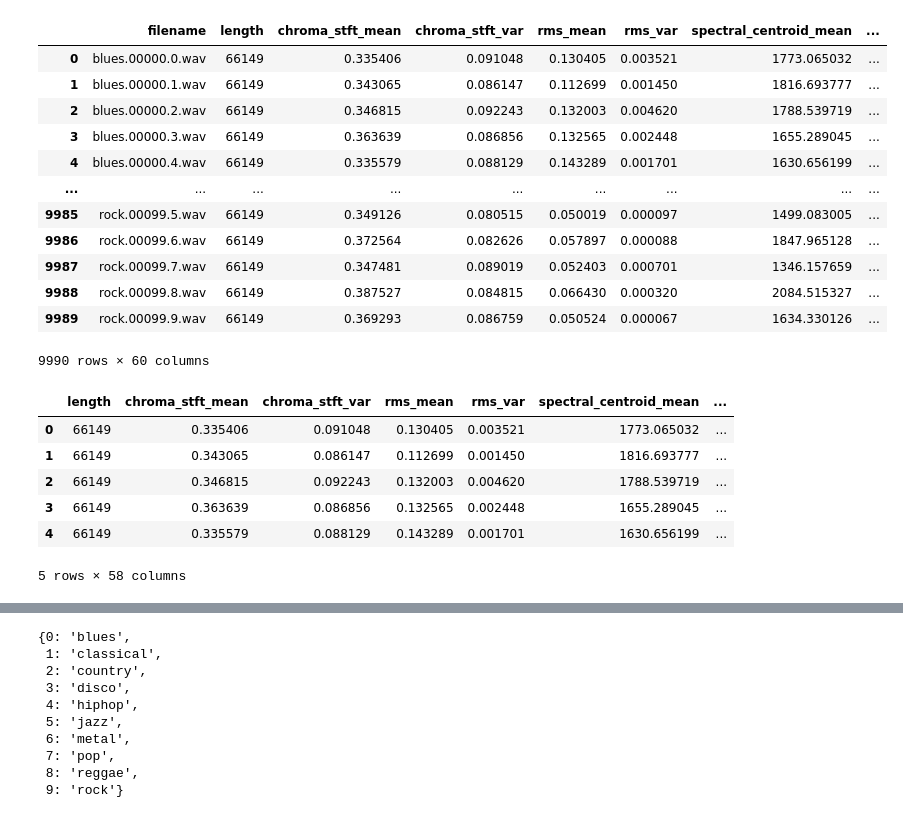
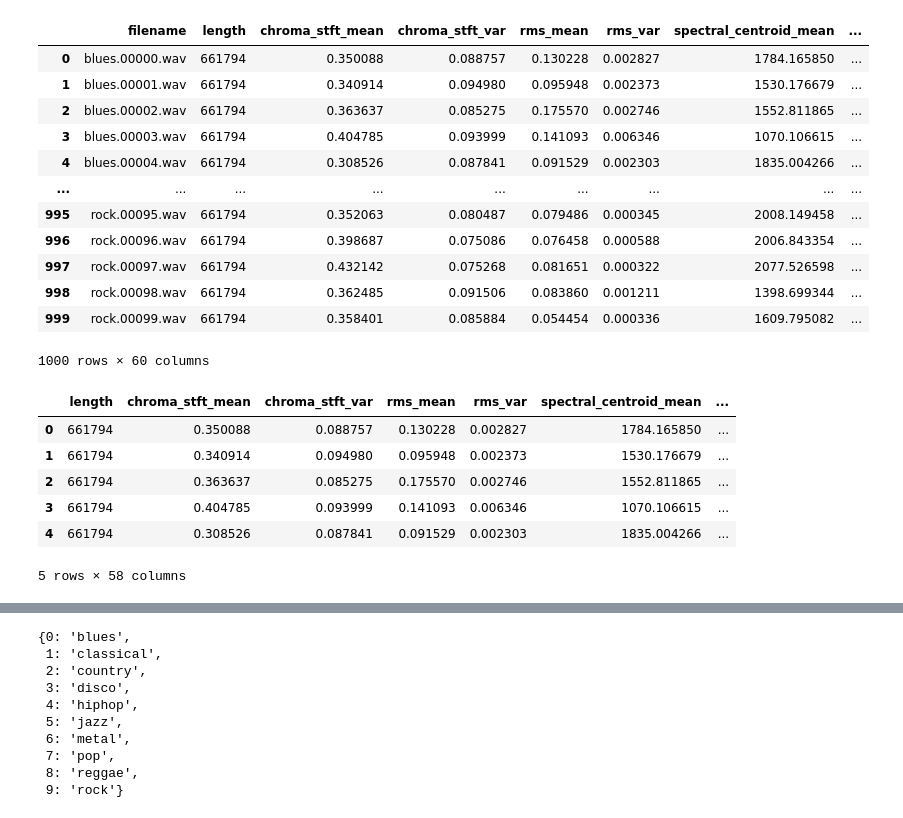
Before and after one commit to ML-K67-HUST/MUSIC-GENRE-CLASSIFICATION, a Jupyter notebook: ipynb files/Music_Genre_Classification.ipynb, the cells around one changed output, grey strips where cells are left out. Drawn from its saved outputs; the diff is of its cells as text; code cells hidden in the pictures.

```diff
--- a/ipynb files/Music_Genre_Classification.ipynb
+++ b/ipynb files/Music_Genre_Classification.ipynb
@@ -3,32 +3,32 @@ import pandas as pd
 import numpy as np
 import matplotlib.pyplot as plt
 # %%
-df = pd.read_csv('/home/khangpt/MUSIC-GEN-PROJ/GTZAN/Data/features_3_sec.csv')
+df = pd.read_csv('/home/khangpt/MUSIC-GEN-PROJ/GTZAN/Data/features_30_sec.csv')
 df
 # %% [output]
 |  | filename | length | chroma_stft_mean | chroma_stft_var | rms_mean | rms_var | spectral_centroid_mean | ... |
-| 0 | blues.00000.0.wav | 66149 | 0.335406 | 0.091048 | 0.130405 | 0.003521 | 1773.065032 | ... |
-| 1 | blues.00000.1.wav | 66149 | 0.343065 | 0.086147 | 0.112699 | 0.001450 | 1816.693777 | ... |
-| 2 | blues.00000.2.wav | 66149 | 0.346815 | 0.092243 | 0.132003 | 0.004620 | 1788.539719 | ... |
-| 3 | blues.00000.3.wav | 66149 | 0.363639 | 0.086856 | 0.132565 | 0.002448 | 1655.289045 | ... |
-| 4 | blues.00000.4.wav | 66149 | 0.335579 | 0.088129 | 0.143289 | 0.001701 | 1630.656199 | ... |
+| 0 | blues.00000.wav | 661794 | 0.350088 | 0.088757 | 0.130228 | 0.002827 | 1784.165850 | ... |
+| 1 | blues.00001.wav | 661794 | 0.340914 | 0.094980 | 0.095948 | 0.002373 | 1530.176679 | ... |
+| 2 | blues.00002.wav | 661794 | 0.363637 | 0.085275 | 0.175570 | 0.002746 | 1552.811865 | ... |
+| 3 | blues.00003.wav | 661794 | 0.404785 | 0.093999 | 0.141093 | 0.006346 | 1070.106615 | ... |
+| 4 | blues.00004.wav | 661794 | 0.308526 | 0.087841 | 0.091529 | 0.002303 | 1835.004266 | ... |
 | ... | ... | ... | ... | ... | ... | ... | ... | ... |
-| 9985 | rock.00099.5.wav | 66149 | 0.349126 | 0.080515 | 0.050019 | 0.000097 | 1499.083005 | ... |
-| 9986 | rock.00099.6.wav | 66149 | 0.372564 | 0.082626 | 0.057897 | 0.000088 | 1847.965128 | ... |
-| 9987 | rock.00099.7.wav | 66149 | 0.347481 | 0.089019 | 0.052403 | 0.000701 | 1346.157659 | ... |
-| 9988 | rock.00099.8.wav | 66149 | 0.387527 | 0.084815 | 0.066430 | 0.000320 | 2084.515327 | ... |
-| 9989 | rock.00099.9.wav | 66149 | 0.369293 | 0.086759 | 0.050524 | 0.000067 | 1634.330126 | ... |
+| 995 | rock.00095.wav | 661794 | 0.352063 | 0.080487 | 0.079486 | 0.000345 | 2008.149458 | ... |
+| 996 | rock.00096.wav | 661794 | 0.398687 | 0.075086 | 0.076458 | 0.000588 | 2006.843354 | ... |
+| 997 | rock.00097.wav | 661794 | 0.432142 | 0.075268 | 0.081651 | 0.000322 | 2077.526598 | ... |
+| 998 | rock.00098.wav | 661794 | 0.362485 | 0.091506 | 0.083860 | 0.001211 | 1398.699344 | ... |
+| 999 | rock.00099.wav | 661794 | 0.358401 | 0.085884 | 0.054454 | 0.000336 | 1609.795082 | ... |
-9990 rows × 60 columns
+1000 rows × 60 columns
 # %%
 x = df.drop(['filename','label'], axis = 1)
 x.head()
 # %% [output]
 |  | length | chroma_stft_mean | chroma_stft_var | rms_mean | rms_var | spectral_centroid_mean | ... |
-| 0 | 66149 | 0.335406 | 0.091048 | 0.130405 | 0.003521 | 1773.065032 | ... |
-| 1 | 66149 | 0.343065 | 0.086147 | 0.112699 | 0.001450 | 1816.693777 | ... |
-| 2 | 66149 | 0.346815 | 0.092243 | 0.132003 | 0.004620 | 1788.539719 | ... |
-| 3 | 66149 | 0.363639 | 0.086856 | 0.132565 | 0.002448 | 1655.289045 | ... |
-| 4 | 66149 | 0.335579 | 0.088129 | 0.143289 | 0.001701 | 1630.656199 | ... |
+| 0 | 661794 | 0.350088 | 0.088757 | 0.130228 | 0.002827 | 1784.165850 | ... |
+| 1 | 661794 | 0.340914 | 0.094980 | 0.095948 | 0.002373 | 1530.176679 | ... |
+| 2 | 661794 | 0.363637 | 0.085275 | 0.175570 | 0.002746 | 1552.811865 | ... |
+| 3 | 661794 | 0.404785 | 0.093999 | 0.141093 | 0.006346 | 1070.106615 | ... |
+| 4 | 661794 | 0.308526 | 0.087841 | 0.091529 | 0.002303 | 1835.004266 | ... |
 5 rows × 58 columns
 # %%
 y = df['label']
```
Also changed, not shown: parts of 9 cells of this notebook, 6 other files.
